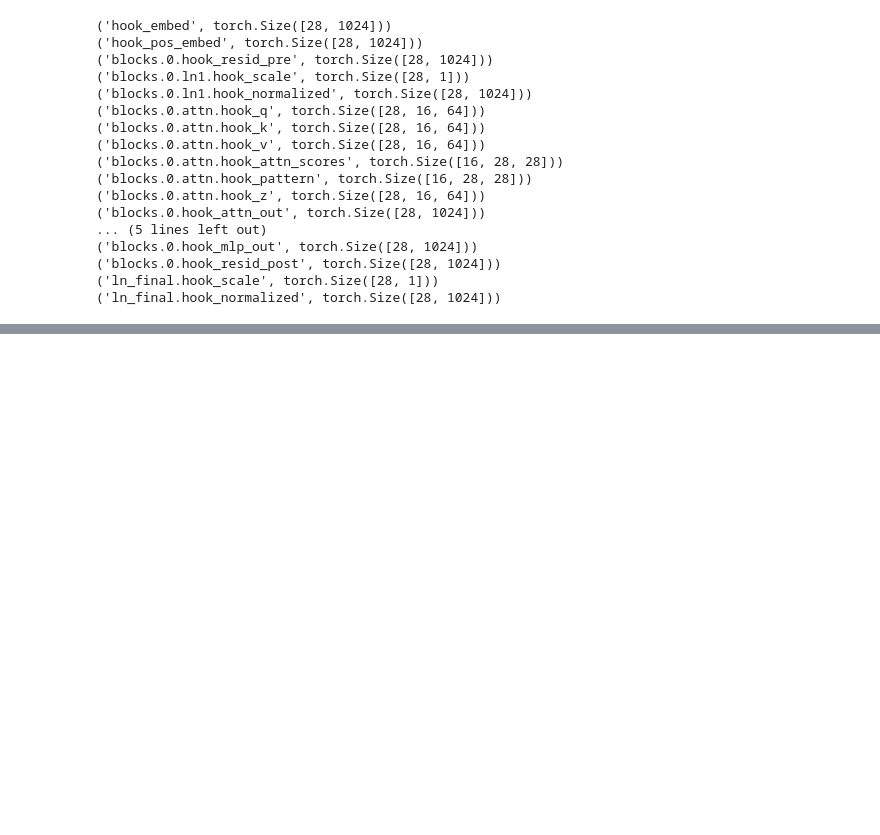
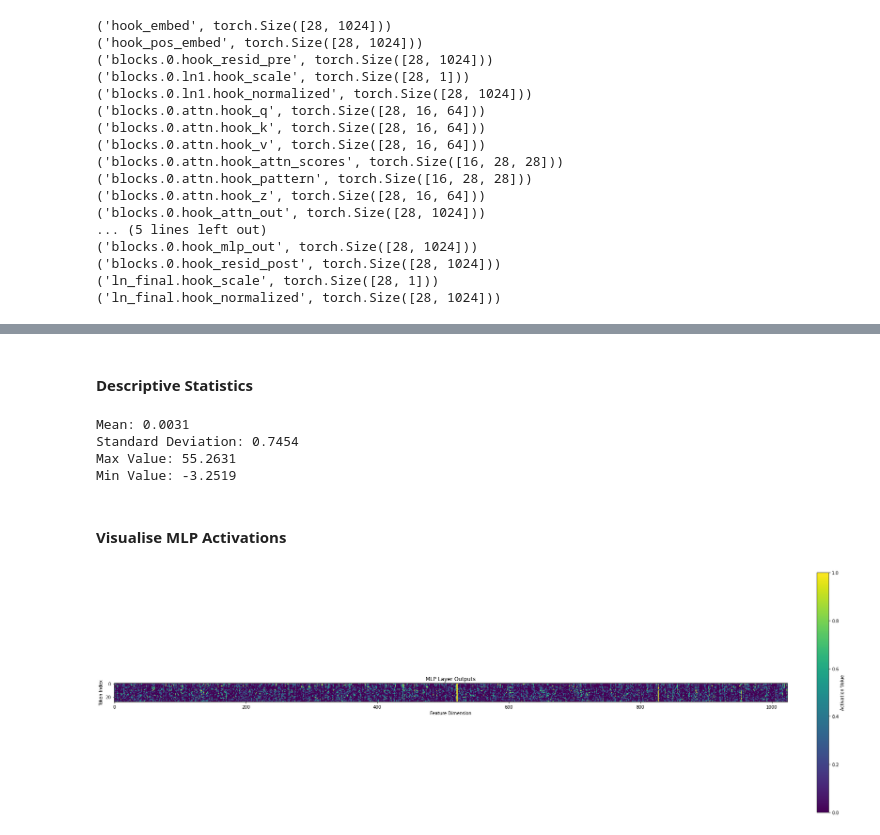
Before and after one commit to MiscellaneousStuff/mech-interp-tinystories, a Jupyter notebook: main.ipynb, the cells around one changed output, grey strips where cells are left out. Saved outputs shown, nothing was run; the diff lists cells and outputs as text; code cells hidden in the pictures; blank space fills up the shorter version.

Commit message:
Added MLP activation heatmap

```diff
--- a/main.ipynb
+++ b/main.ipynb
@@ -284 +288,3 @@ print("\n".join([str((k, tinystories_cache[k].shape)) for k in tinystories_cache
+# %%
+mlp_out = tinystories_cache["blocks.0.hook_mlp_out"]
 # %%
@@ -287,0 +304,55 @@ torch.Size([60, 1024])
+# %% [markdown]
+#### Descriptive Statistics
+# %%
+import torch
+
+def get_stats(mlp_out):
+    # Compute statistics
+    mean_val = torch.mean(mlp_out)
+    std_val = torch.std(mlp_out)
+    max_val = torch.max(mlp_out)
+    min_val = torch.min(mlp_out)
+
+    # Display the results
+    print(f"Mean: {mean_val.item():.4f}")
+    print(f"Standard Deviation: {std_val.item():.4f}")
+    print(f"Max Value: {max_val.item():.4f}")
+    print(f"Min Value: {min_val.item():.4f}")
+
+get_stats(mlp_out)
+# %% [output]
+Mean: 0.0031
+Standard Deviation: 0.7454
+Max Value: 55.2631
+Min Value: -3.2519
+# %% [markdown]
+#### Visualise MLP Activations
+# %%
+import matplotlib.pyplot as plt
+import torch
+
+def plot_activation(mlp_out):
+    # Convert the tensor to a numpy array
+    mlp_out_np = mlp_out.detach().cpu() # .numpy()
+    clipped_mlp_out_np = mlp_out_np.clip(min=-3, max=100)
+
+    # Create a heatmap with larger figure size
+    fig, ax = plt.subplots(figsize=(30, 10))
+
+    cax = ax.imshow(mlp_out_np, cmap='viridis', vmin=0, vmax=1)  # Set vmin and vmax for color scale
+
+    # Adjust colorbar size and position
+    cbar = fig.colorbar(cax, ax=ax, fraction=0.046, pad=0.04)
+    cbar.set_label('Activation Value')
+
+    plt.xlabel('Feature Dimension')
+    plt.ylabel('Token Index')
+    plt.title('MLP Layer Outputs')
+    plt.show()
+
+plot_activation(mlp_out)
+
+# for i in range(3):
+#     plot_activation(mlp_out[i].view(16, 64))
+# %% [output]
+[figure, added]
```
Also changed, not shown: parts of 4 cells of this notebook.
